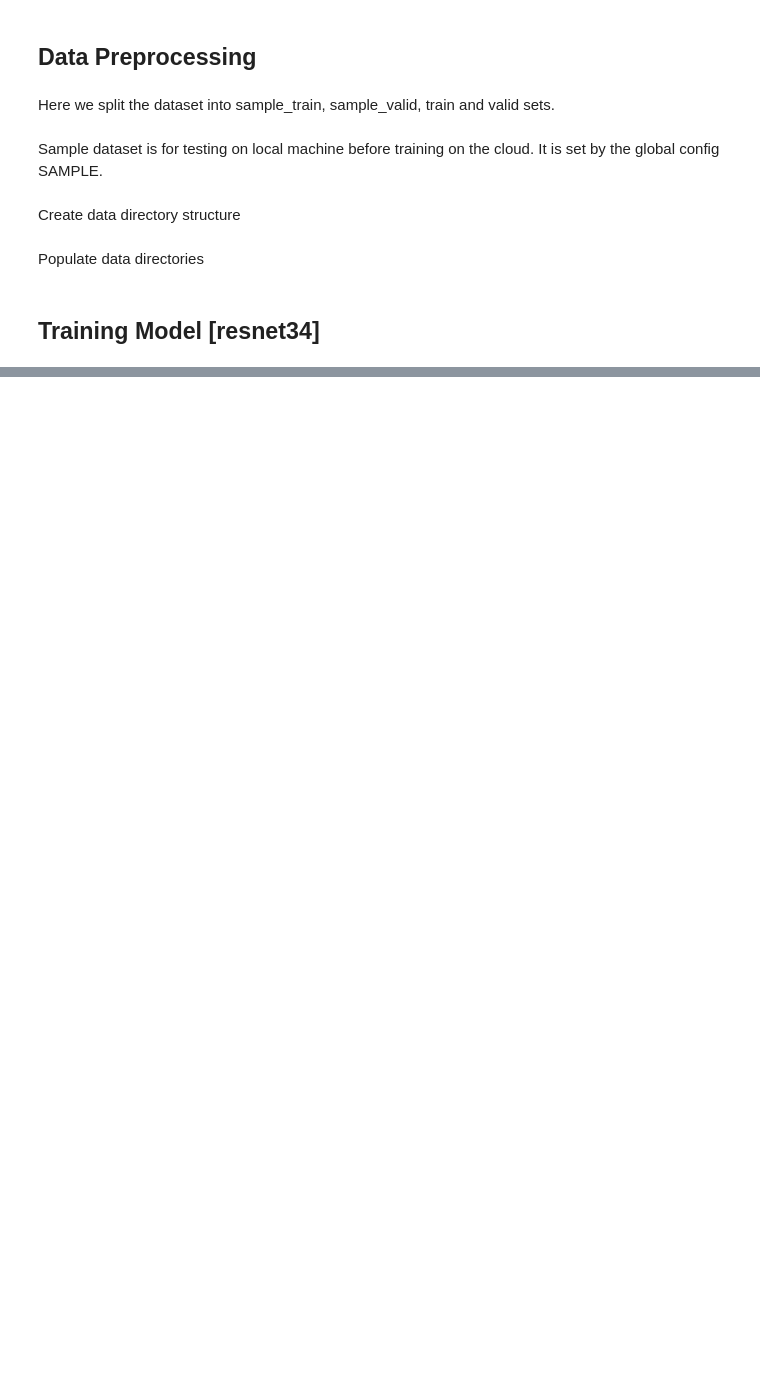
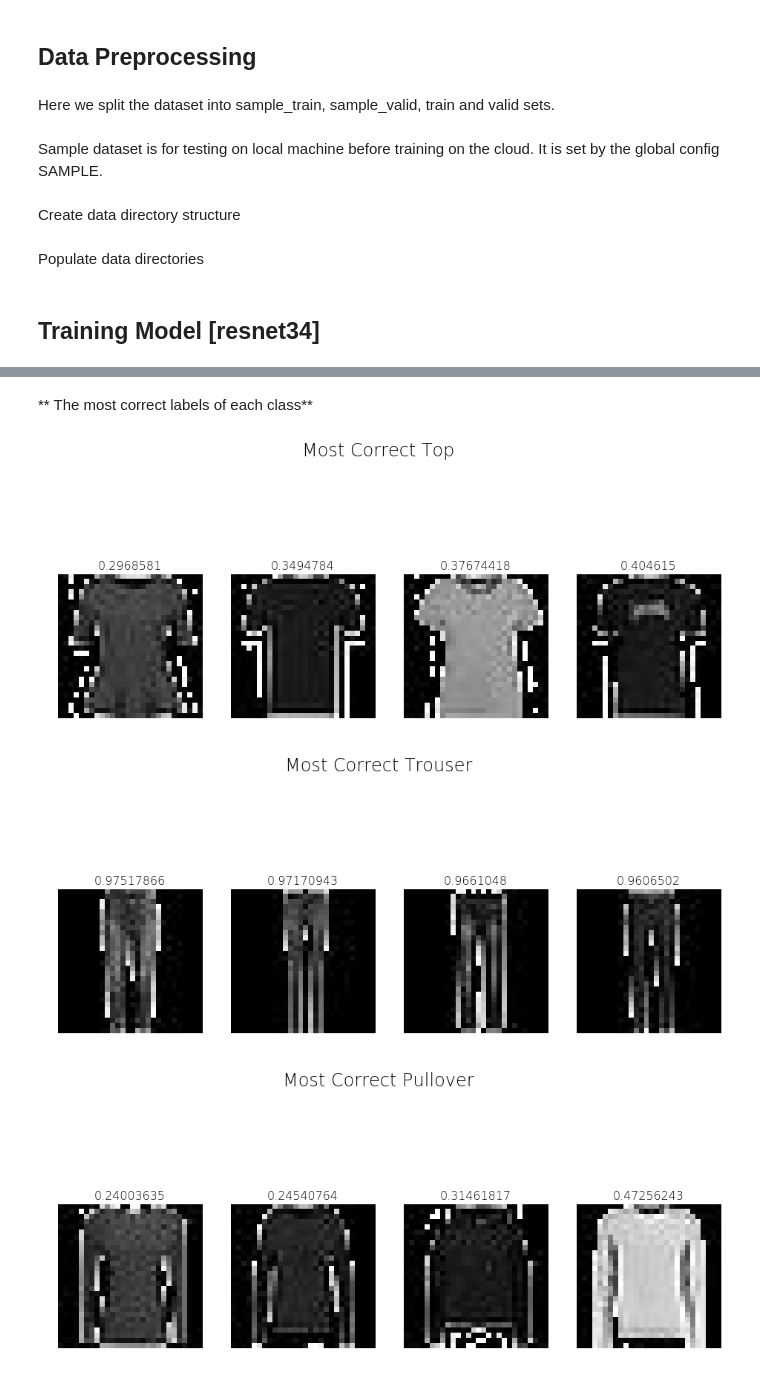
Before and after one commit to AmanDaVinci/DeepLabs, a Jupyter notebook: notebooks/Transfer Learning on Fashion MNIST.ipynb, the cells around one changed output, grey strips where cells are left out. Saved outputs shown, nothing was run; the diff lists cells and outputs as text; code cells hidden in the pictures; blank space fills up the shorter version.

```diff
--- a/notebooks/Transfer Learning on Fashion MNIST.ipynb
+++ b/notebooks/Transfer Learning on Fashion MNIST.ipynb
@@ -160,0 +267,11 @@ q
+# %% [markdown]
+** The most correct labels of each class**
+# %%
+for key, label in labels_dict.items():
+    probs=all_probs[key]
+    plot_val_with_title(most_by_correct(key, True),
+                        "Most Correct {}".format(label))
+# %% [output]
+[figure, added]
+[figure, added]
+[figure, added]
```
Also changed, not shown: parts of 26 cells of this notebook.
